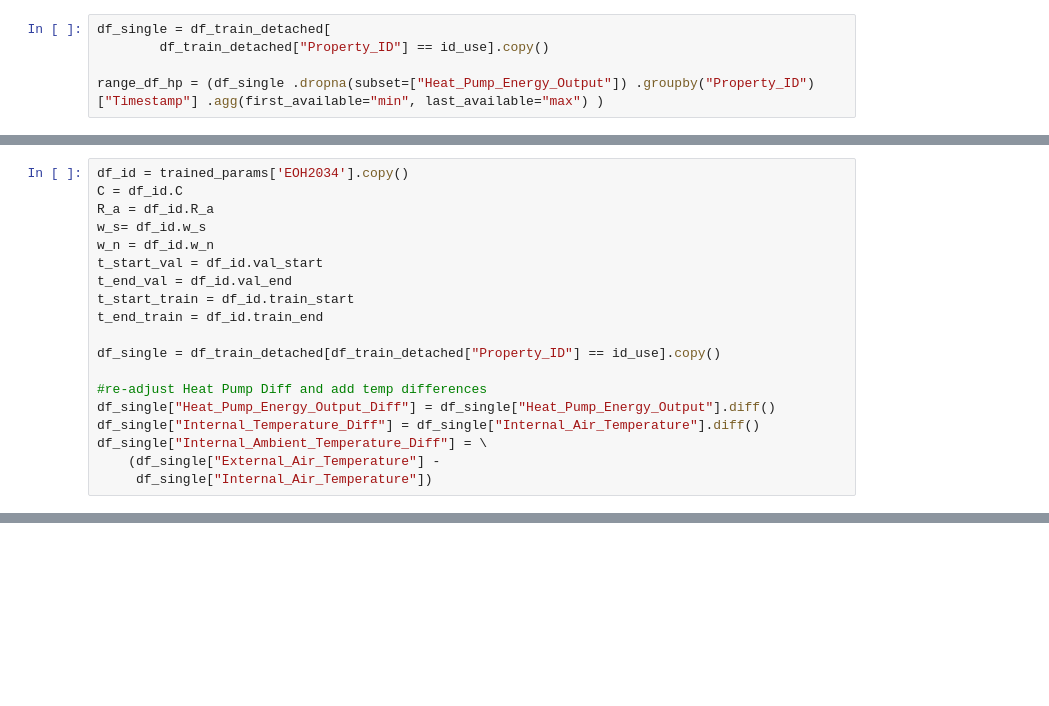
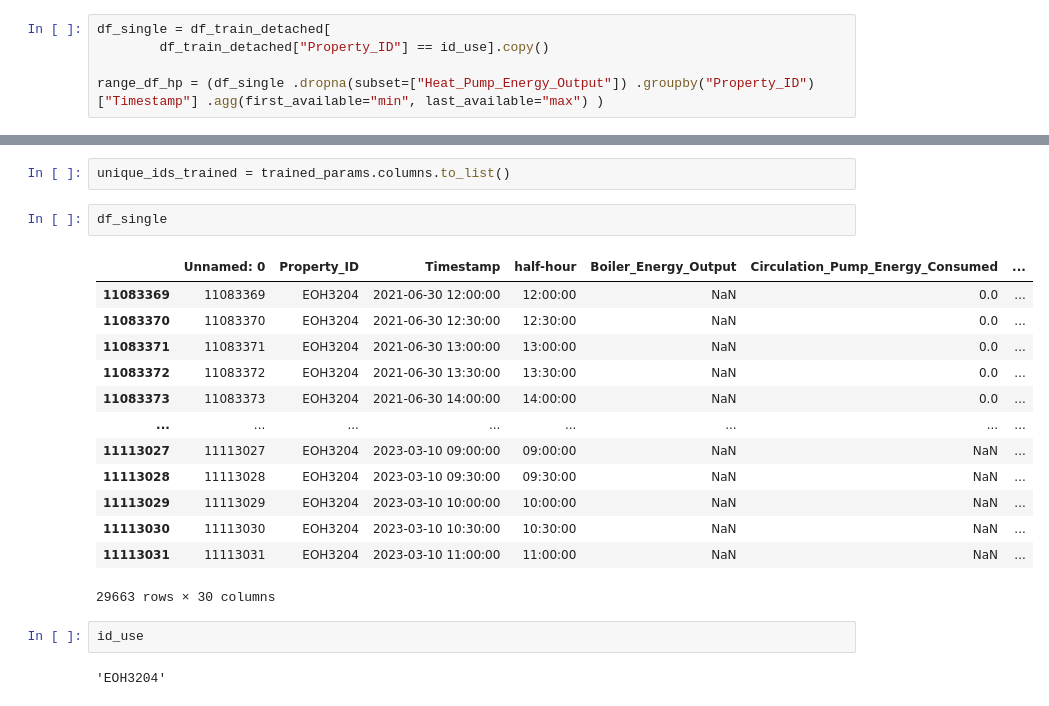
Before and after one commit to Levi319/UK_dataset_RC_Model, a Jupyter notebook: 1R1C_automated_linear_regress_final_homes.ipynb, the cells around one changed output, grey strips where cells are left out. Drawn from its saved outputs; the diff is of its cells as text; blank space fills up the shorter version.

```diff
--- a/1R1C_automated_linear_regress_final_homes.ipynb
+++ b/1R1C_automated_linear_regress_final_homes.ipynb
@@ -515,19 +592,0 @@ df_single_processed
-# %%
-df_id = trained_params['EOH2034'].copy()
-C = df_id.C
-R_a = df_id.R_a
-w_s= df_id.w_s
-w_n = df_id.w_n
-t_start_val = df_id.val_start
-t_end_val = df_id.val_end
-t_start_train = df_id.train_start
-t_end_train = df_id.train_end
-
-df_single = df_train_detached[df_train_detached["Property_ID"] == id_use].copy()
-
-#re-adjust Heat Pump Diff and add temp differences
-df_single["Heat_Pump_Energy_Output_Diff"] = df_single["Heat_Pump_Energy_Output"].diff()
-df_single["Internal_Temperature_Diff"] = df_single["Internal_Air_Temperature"].diff()
-df_single["Internal_Ambient_Temperature_Diff"] = \
-    (df_single["External_Air_Temperature"] -
-     df_single["Internal_Air_Temperature"])
@@ -647,2 +593,24 @@ df_heating_val["Internal_Air_Temperature"].plot()
+# %%
+unique_ids_trained = trained_params.columns.to_list()
+# %%
+df_single
+# %% [output]
+|  | Unnamed: 0 | Property_ID | Timestamp | half-hour | Boiler_Energy_Output | Circulation_Pump_Energy_Consumed | ... |
+| 11083369 | 11083369 | EOH3204 | 2021-06-30 12:00:00 | 12:00:00 | NaN | 0.0 | ... |
+| 11083370 | 11083370 | EOH3204 | 2021-06-30 12:30:00 | 12:30:00 | NaN | 0.0 | ... |
+| 11083371 | 11083371 | EOH3204 | 2021-06-30 13:00:00 | 13:00:00 | NaN | 0.0 | ... |
+| 11083372 | 11083372 | EOH3204 | 2021-06-30 13:30:00 | 13:30:00 | NaN | 0.0 | ... |
+| 11083373 | 11083373 | EOH3204 | 2021-06-30 14:00:00 | 14:00:00 | NaN | 0.0 | ... |
+| ... | ... | ... | ... | ... | ... | ... | ... |
+| 11113027 | 11113027 | EOH3204 | 2023-03-10 09:00:00 | 09:00:00 | NaN | NaN | ... |
+| 11113028 | 11113028 | EOH3204 | 2023-03-10 09:30:00 | 09:30:00 | NaN | NaN | ... |
+| 11113029 | 11113029 | EOH3204 | 2023-03-10 10:00:00 | 10:00:00 | NaN | NaN | ... |
+| 11113030 | 11113030 | EOH3204 | 2023-03-10 10:30:00 | 10:30:00 | NaN | NaN | ... |
+| 11113031 | 11113031 | EOH3204 | 2023-03-10 11:00:00 | 11:00:00 | NaN | NaN | ... |
+29663 rows × 30 columns
+# %%
+id_use
+# %% [output]
+'EOH3204'
 # %%
 # ------- Look at heat supply performance in validation data ------
```
Also changed, not shown: parts of 16 cells of this notebook, 1 other file.
